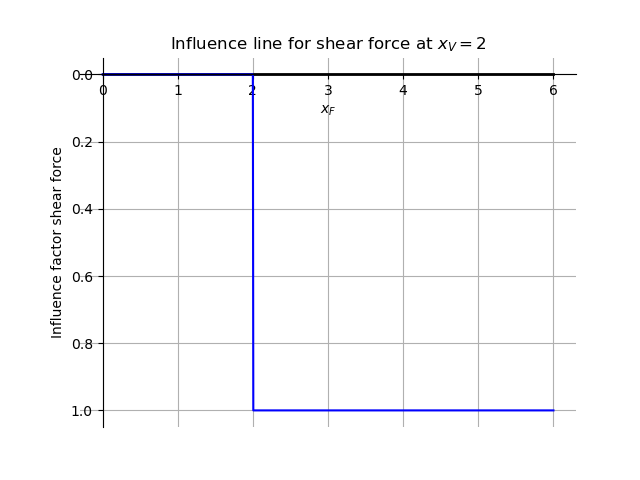
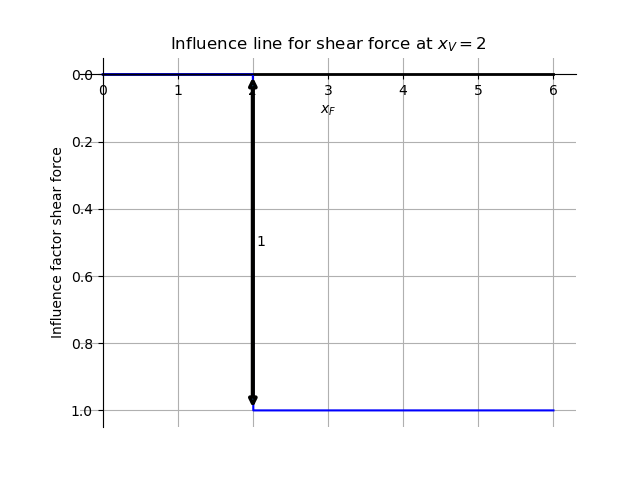
The notebook cell's code change between the first figure and the second:
--- before
+++ after
@@ -24,4 +24,11 @@
 plt.ylabel('Influence factor shear force')
 axs = plt.gca()
+
+hulp0 = V_inf_numpy(L=6,a=2,EI=1500,x=2-0.001)
+hulp1 = V_inf_numpy(L=6,a=2,EI=1500,x=2+0.001)
+axs = plt.gca()
+axs.annotate(text='', xy=(2,hulp0), xytext=(2,hulp1), arrowprops=dict(arrowstyle='<|-|>', linewidth=3))
+axs.annotate('1',xy = [2+0.05,(hulp0+hulp1)/2],va='center',ha='left')
+
 axs.grid()
 axs.invert_yaxis()

Commit: finalize cantilver